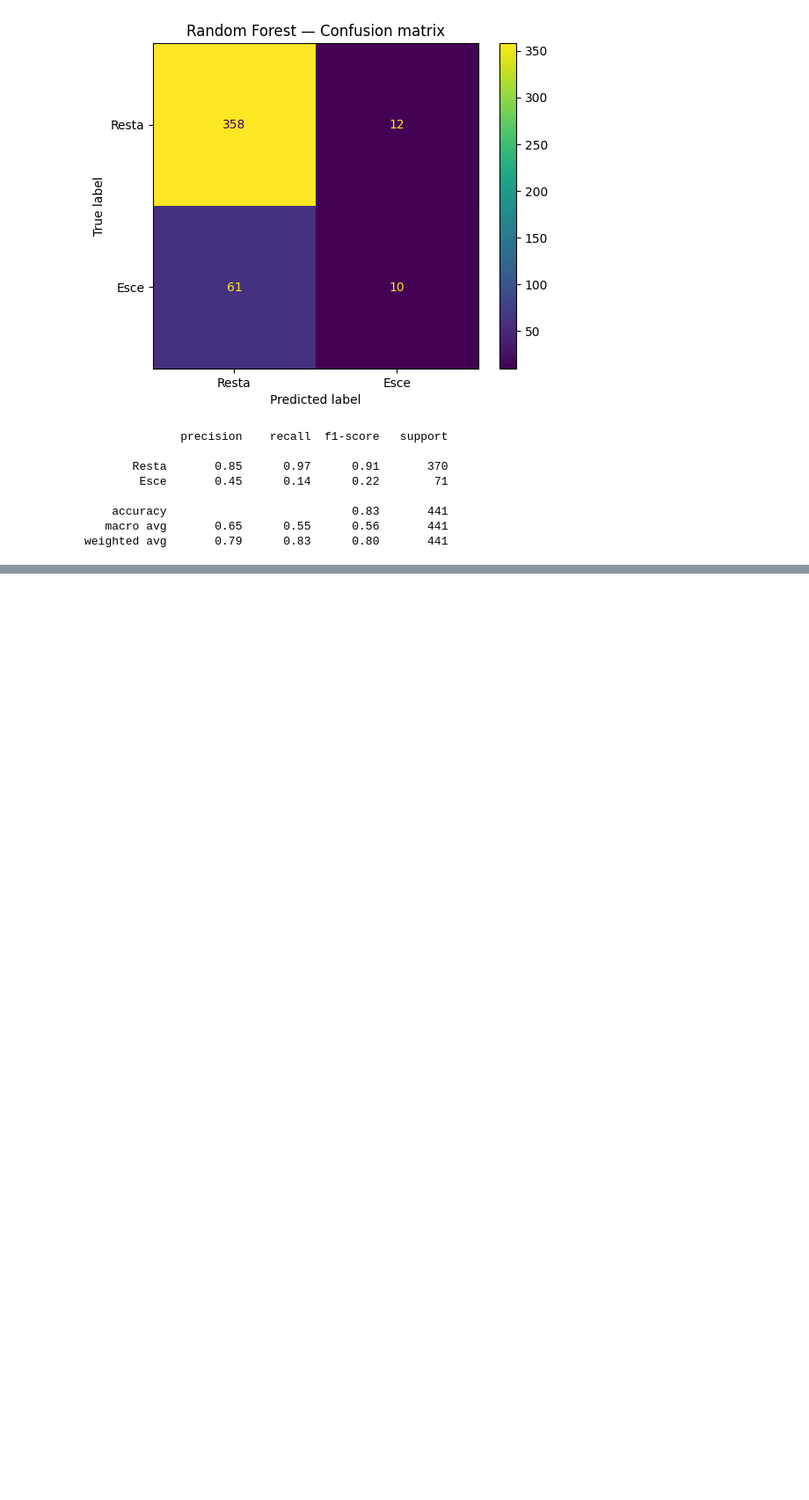
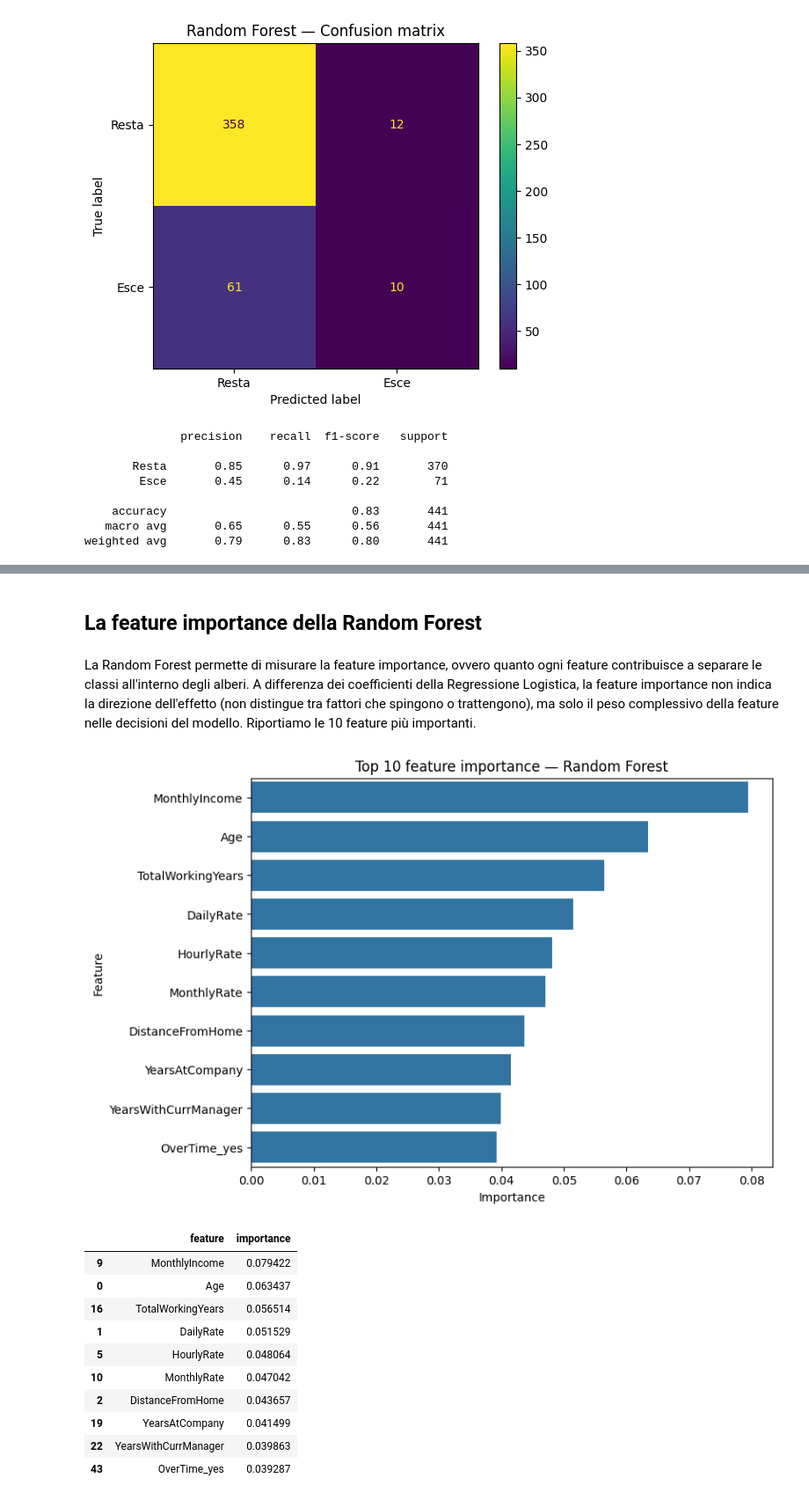
Before and after one commit to evelinenikokovacs/Employee_Attrition, a Jupyter notebook: notebooks/Employee_Attrition_Analisi e visualizzazione.ipynb, the cells around one changed output, grey strips where cells are left out. Shown at 88% size. Drawn from its saved outputs; the diff is of its cells as text; code cells hidden in the pictures; blank space fills up the shorter version.

```diff
--- a/notebooks/Employee_Attrition_Analisi e visualizzazione.ipynb
+++ b/notebooks/Employee_Attrition_Analisi e visualizzazione.ipynb
@@ -1232,0 +1365,36 @@ weighted avg       0.79      0.83      0.80       441
+# %% [markdown]
+## La feature importance della Random Forest
+# %% [markdown]
+La Random Forest permette di misurare la feature importance, ovvero quanto ogni
+feature contribuisce a separare le classi all'interno degli alberi. A differenza dei
+coefficienti della Regressione Logistica, la feature importance non indica la
+direzione dell'effetto (non distingue tra fattori che spingono o trattengono), ma solo
+il peso complessivo della feature nelle decisioni del modello. Riportiamo le 10 feature
+più importanti.
+# %%
+importance = pd.DataFrame({
+    "feature": X.columns,
+    "importance": rf.feature_importances_
+}).sort_values("importance", ascending=False)
+
+plt.figure(figsize=(8,6))
+sns.barplot(data=importance.head(10), x="importance", y="feature")
+plt.title("Top 10 feature importance — Random Forest")
+plt.xlabel("Importance")
+plt.ylabel("Feature")
+plt.show()
+
+importance.head(10)
+# %% [output]
+[figure, added]
+|  | feature | importance |
+| 9 | MonthlyIncome | 0.079422 |
+| 0 | Age | 0.063437 |
+| 16 | TotalWorkingYears | 0.056514 |
+| 1 | DailyRate | 0.051529 |
+| 5 | HourlyRate | 0.048064 |
+| 10 | MonthlyRate | 0.047042 |
+| 2 | DistanceFromHome | 0.043657 |
+| 19 | YearsAtCompany | 0.041499 |
+| 22 | YearsWithCurrManager | 0.039863 |
+| 43 | OverTime_yes | 0.039287 |
```
Also changed, not shown: parts of 14 cells of this notebook.
